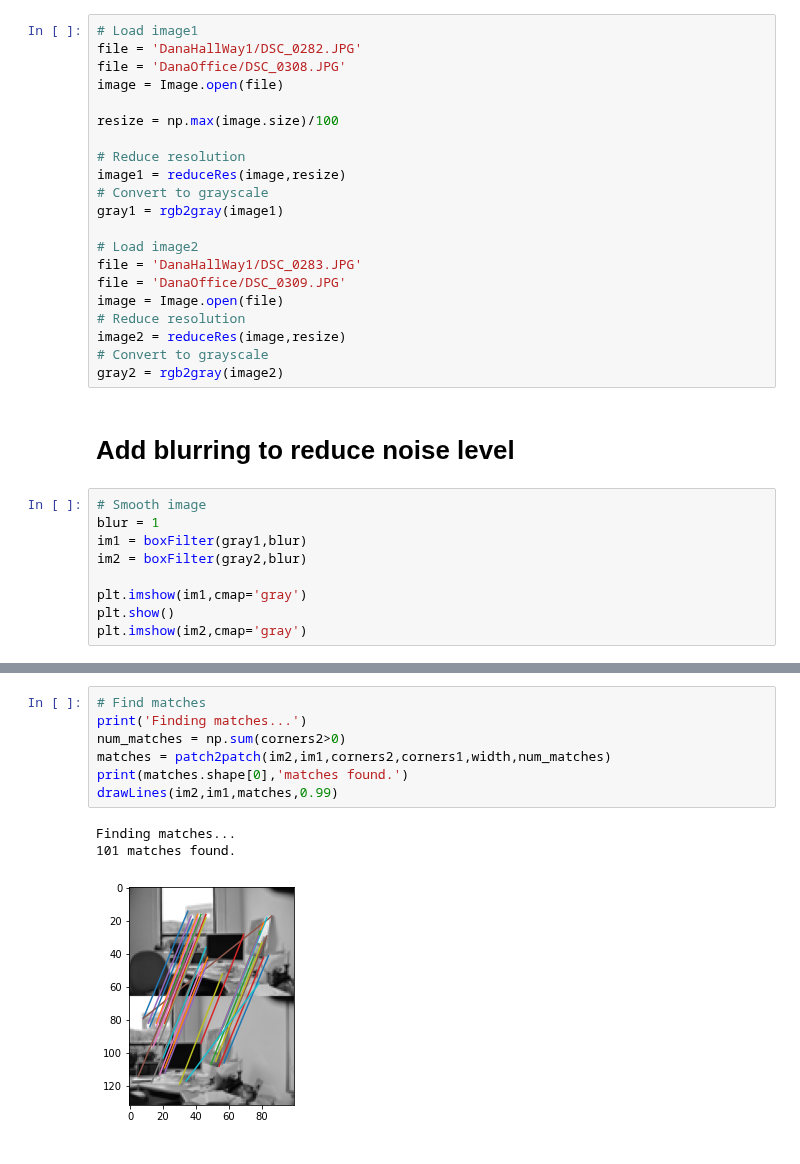
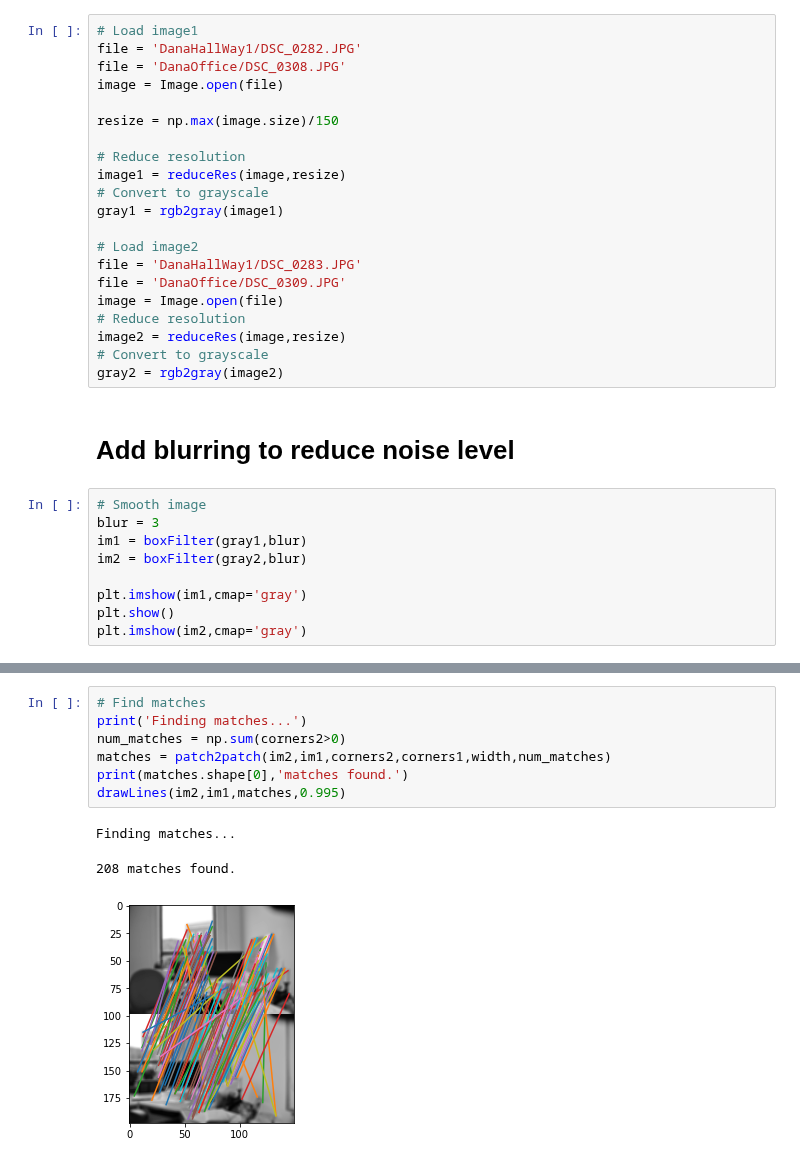
Before and after one commit to Tsmorz/computer-vision, a Jupyter notebook: Project 2/HarrisCorners.ipynb, the cells around one changed output, grey strips where cells are left out. Cells and saved outputs as stored; diff of their text form.

```diff
--- a/Project 2/HarrisCorners.ipynb
+++ b/Project 2/HarrisCorners.ipynb
@@ -251,7 +251,7 @@ file = 'DanaHallWay1/DSC_0282.JPG'
 file = 'DanaOffice/DSC_0308.JPG'
 image = Image.open(file)
 
-resize = np.max(image.size)/100
+resize = np.max(image.size)/150
 
 # Reduce resolution
 image1 = reduceRes(image,resize)
@@ -270,7 +270,7 @@ gray2 = rgb2gray(image2)
 # Add blurring to reduce noise level
 # %%
 # Smooth image
-blur = 1
+blur = 3
 im1 = boxFilter(gray1,blur)
 im2 = boxFilter(gray2,blur)
 
@@ -305,11 +305,11 @@ Finding matches...
 # %%
 # Find matches
 print('Finding matches...')
 num_matches = np.sum(corners2>0)
 matches = patch2patch(im2,im1,corners2,corners1,width,num_matches)
 print(matches.shape[0],'matches found.')
-drawLines(im2,im1,matches,0.99)
+drawLines(im2,im1,matches,0.995)
 # %% [output]
 Finding matches...
-101 matches found.
+208 matches found.
-[figure, old version]
+[figure, new version]
```
Also changed, not shown: parts of 3 cells of this notebook.
